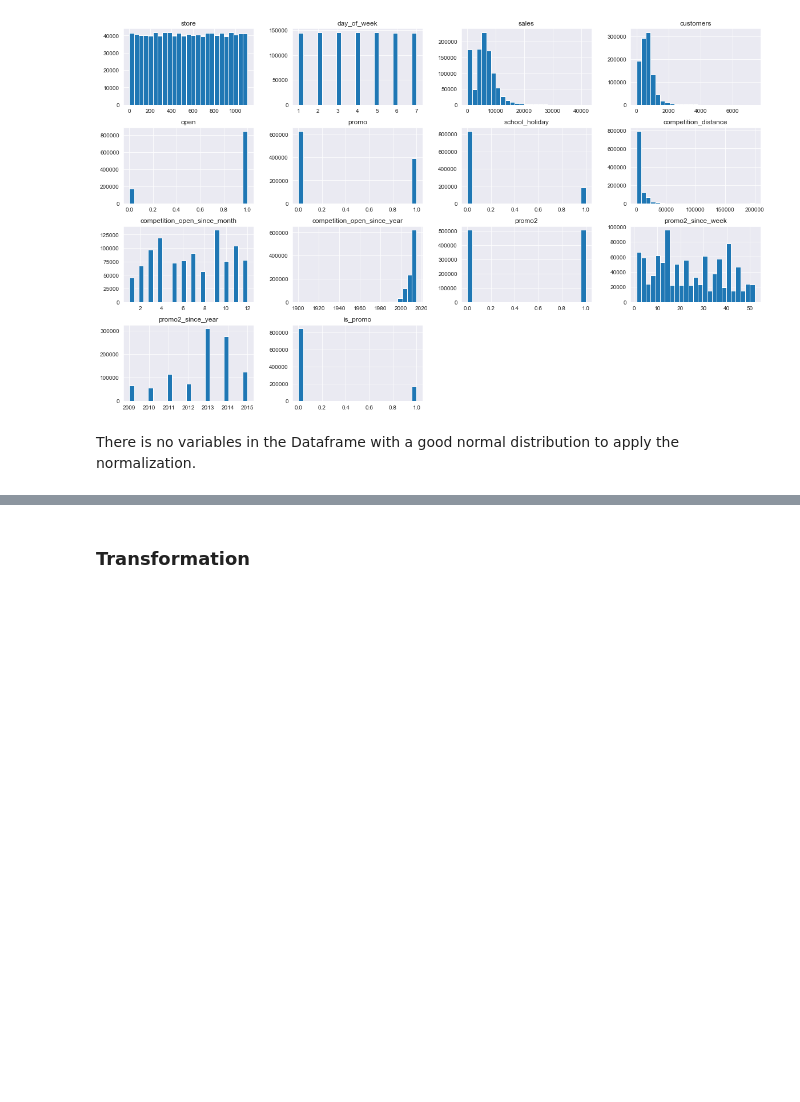
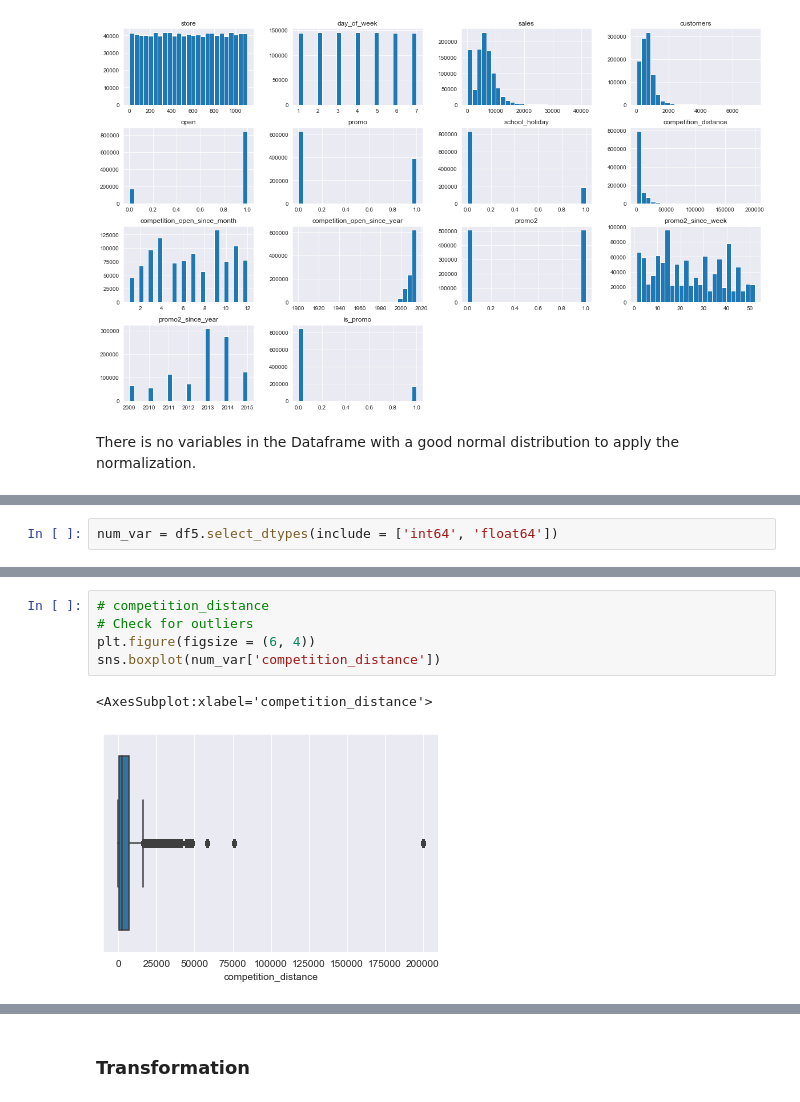
Before and after one commit to felipedmnq/Data-Science-T, a Jupyter notebook: Notebooks/Data_Science_T_M4.ipynb, the cells around one changed output, grey strips where cells are left out. Cells and saved outputs as stored; diff of their text form; blank space fills up the shorter version.

```diff
--- a/Notebooks/Data_Science_T_M4.ipynb
+++ b/Notebooks/Data_Science_T_M4.ipynb
@@ -1471,0 +1480,2 @@ There is no variables in the Dataframe with a good normal distribution to apply
+# %%
+num_var = df5.select_dtypes(include = ['int64', 'float64'])
@@ -1471,0 +1491,8 @@ There is no variables in the Dataframe with a good normal distribution to apply
+# %%
+# competition_distance
+# Check for outliers
+plt.figure(figsize = (6, 4))
+sns.boxplot(num_var['competition_distance'])
+# %% [output]
+<AxesSubplot:xlabel='competition_distance'>
+[figure, added]
```
Also changed, not shown: parts of 14 cells of this notebook.
